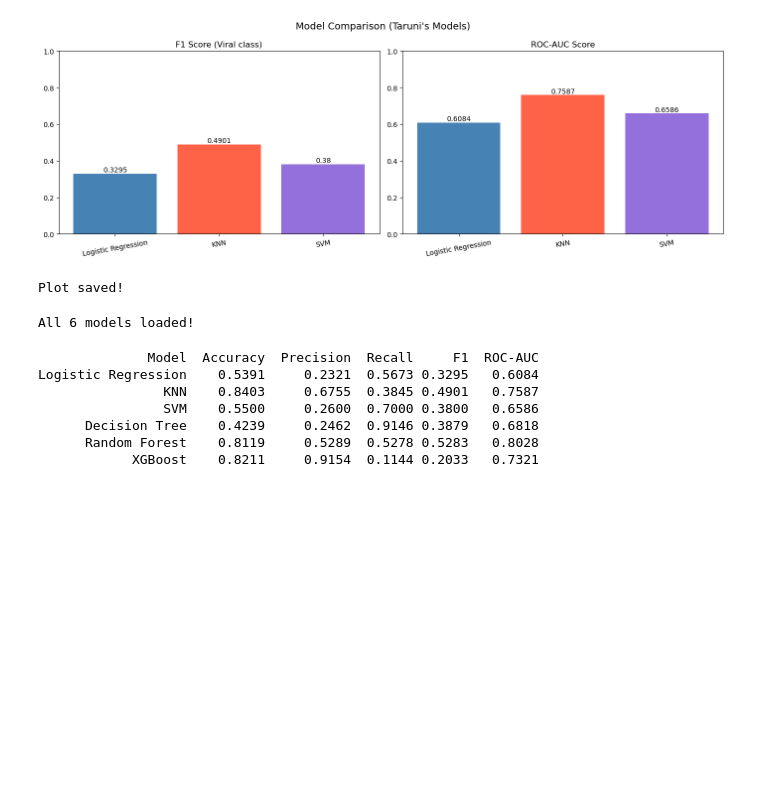
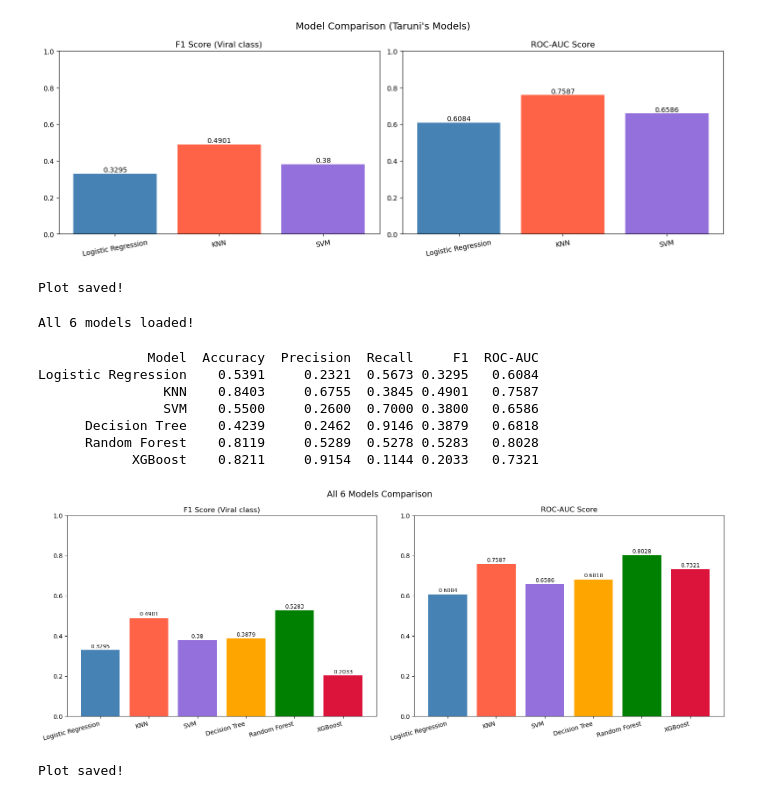
Before and after one commit to taru01ok/virality-prediction-ml-2026, a Jupyter notebook: notebooks/04_evaluation.ipynb, the cells around one changed output. Drawn from its saved outputs; the diff is of its cells as text; code cells hidden in the pictures; blank space fills up the shorter version.

```diff
--- a/notebooks/04_evaluation.ipynb
+++ b/notebooks/04_evaluation.ipynb
@@ -171,3 +171,37 @@ Logistic Regression    0.5391     0.2321  0.5673 0.3295   0.6084
       Decision Tree    0.4239     0.2462  0.9146 0.3879   0.6818
       Random Forest    0.8119     0.5289  0.5278 0.5283   0.8028
             XGBoost    0.8211     0.9154  0.1144 0.2033   0.7321
+# %%
+# ── FULL 6 MODEL BAR CHART ──
+fig, axes = plt.subplots(1, 2, figsize=(16, 6))
+fig.suptitle('All 6 Models Comparison', fontsize=14)
+
+colors = ['steelblue', 'tomato', 'mediumpurple', 'orange', 'green', 'crimson']
+models = results_df['Model']
+x = range(len(models))
+
+# F1
+axes[0].bar(x, results_df['F1'], color=colors)
+axes[0].set_xticks(x)
+axes[0].set_xticklabels(models, rotation=15, ha='right')
+axes[0].set_title('F1 Score (Viral class)')
+axes[0].set_ylim(0, 1)
+for i, v in enumerate(results_df['F1']):
+    axes[0].text(i, v + 0.01, str(v), ha='center', fontsize=9)
+
+# ROC-AUC
+axes[1].bar(x, results_df['ROC-AUC'], color=colors)
+axes[1].set_xticks(x)
+axes[1].set_xticklabels(models, rotation=15, ha='right')
+axes[1].set_title('ROC-AUC Score')
+axes[1].set_ylim(0, 1)
+for i, v in enumerate(results_df['ROC-AUC']):
+    axes[1].text(i, v + 0.01, str(v), ha='center', fontsize=9)
+
+plt.tight_layout()
+plt.savefig('notebooks/all_models_comparison.png', dpi=150, bbox_inches='tight')
+plt.show()
+print('Plot saved!')
+# %% [output]
+[figure, added]
+Plot saved!
```
Also changed, not shown: parts of 1 cell of this notebook, 2 other files.
